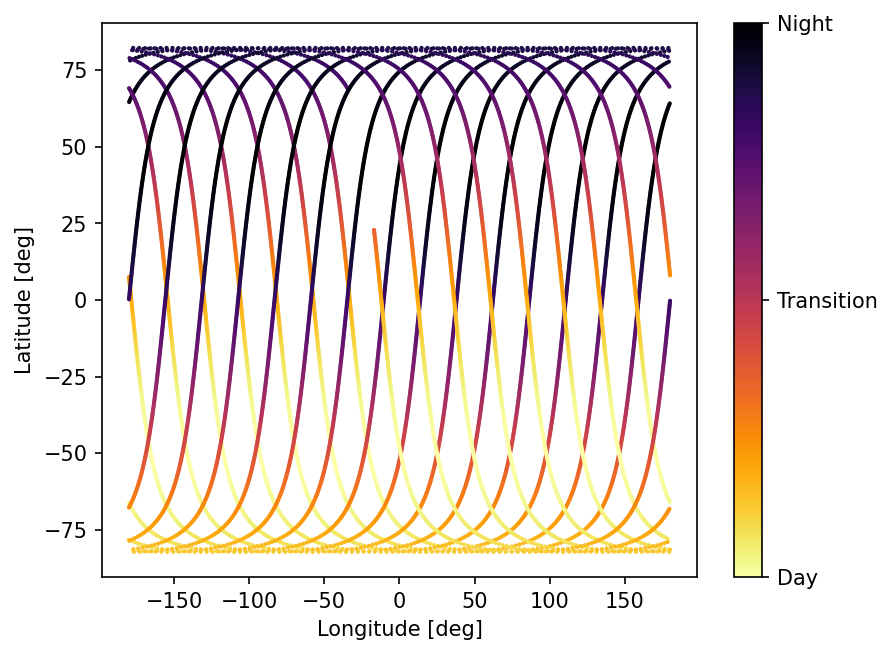
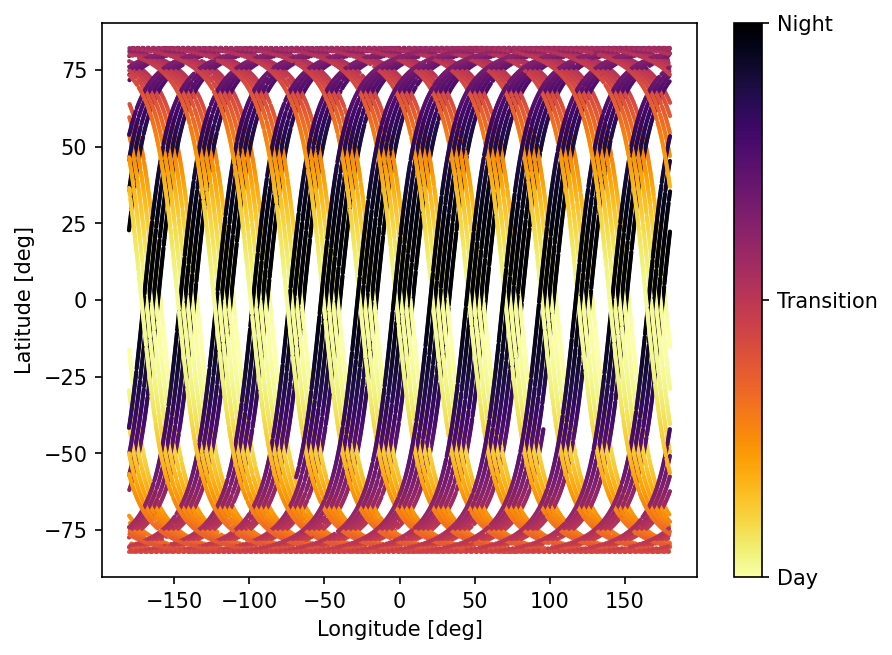
Code edit (unified diff) that turned the first committed figure into the second:
--- before
+++ after
@@ -1,6 +1,6 @@
 fig, ax = plt.subplots(dpi=150)
-im = ax.scatter(lon, lat, s=1, c=inc/90, cmap='inferno_r')
+im = ax.scatter(lon.value, lat.value, s=1, c=inc.value/90, cmap='inferno_r')
 cbar = plt.colorbar(im, ax=ax)
-cbar.set_ticks([inc.min()/90, 1, inc.max()/90])
+cbar.set_ticks([inc.value.min()/90, 1, inc.value.max()/90])
 cbar.set_ticklabels(["Day", "Transition", "Night"])
 ax.set(xlabel='Longitude [deg]', ylabel='Latitude [deg]')

Commit: updates